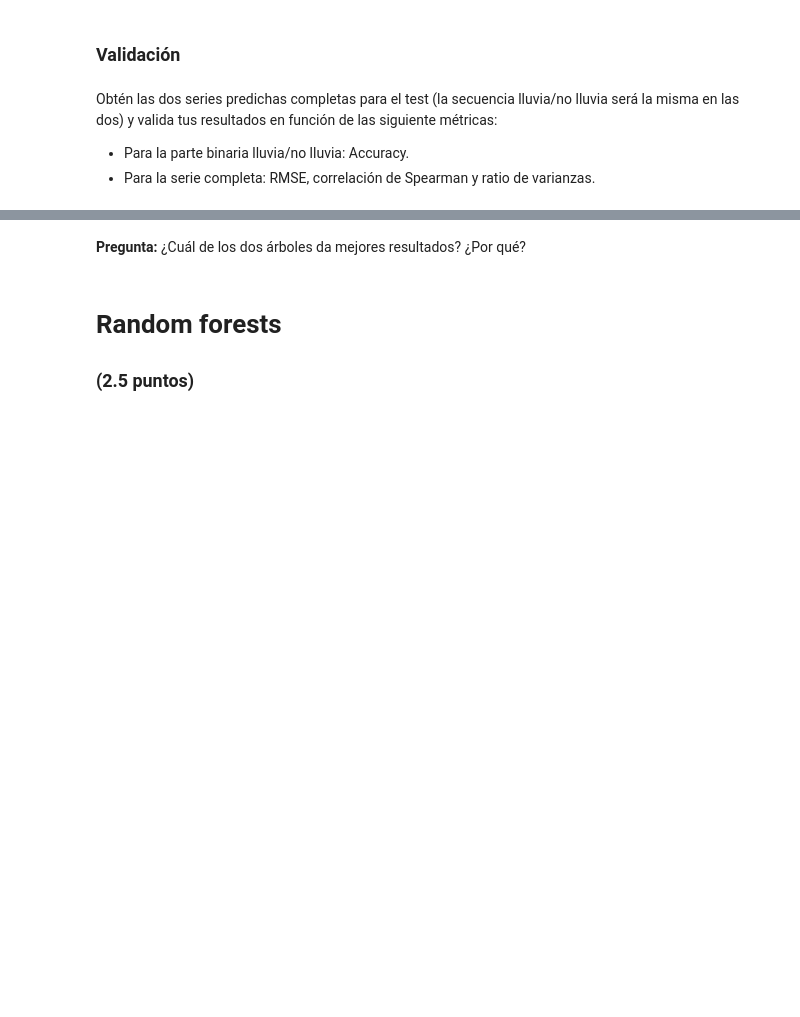
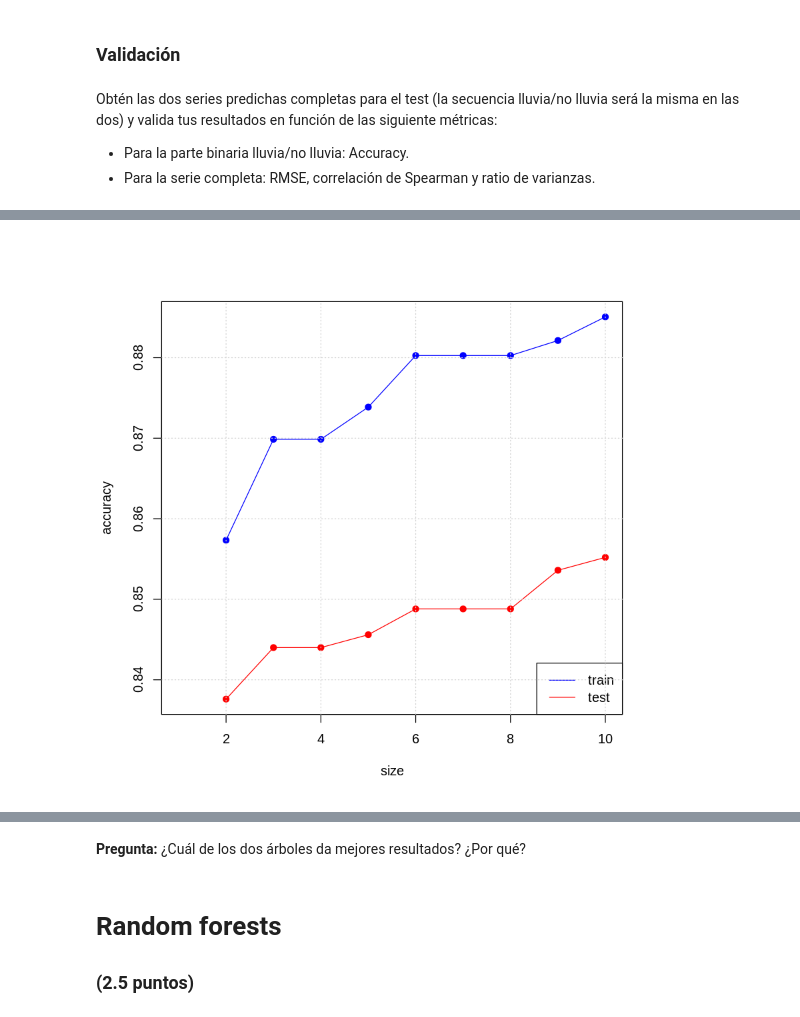
Before and after one commit to yerartdev/uc-m1966-datamining, a Jupyter notebook: d3/S17-T03_LAB_IntercomparisonTechniques.ipynb, the cells around one changed output, grey strips where cells are left out. Saved outputs shown, nothing was run; the diff lists cells and outputs as text; code cells hidden in the pictures; blank space fills up the shorter version.

```diff
--- a/d3/S17-T03_LAB_IntercomparisonTechniques.ipynb
+++ b/d3/S17-T03_LAB_IntercomparisonTechniques.ipynb
@@ -742,0 +748,30 @@ paste('')
+# %%
+#::GMG::Me pregunto si estoy en zona de overfitting o underfitting
+#       Hago una pequeña exploración de árboles dentro de la 'zona del óptimo'
+#       que deduce con el podado con CV
+#       (mejor con random forest, claro :)
+acc_train <- c()
+acc_test <- c()
+for (size in 2:10) {
+    t <- prune.misclass(tree_occ_cp, best = size)
+    p_train <- predict(object = t, newdata = df_occ[indtrain,], type="class")
+    acc_train[size] <- sum(
+                            diag(table(p_train,df_occ[indtrain,]$occurrence))
+                          )/length(df_occ[indtrain,]$occurrence)
+    p_test <- predict(object = t, newdata = df_occ[indtest,], type="class")
+    acc_test[size] <- sum(
+                            diag(table(p_test,df_occ[indtest,]$occurrence))
+                          )/length(df_occ[indtest,]$occurrence)
+}
+# %%
+#::GMG::Dibujo el resultado
+matplot(cbind(acc_train, acc_test), type = "o", pch = 19, lty = 1, col =
+c("blue", "red"),
+xlab = "size", ylab = "accuracy")
+legend("bottomright", c("train", "test"),
+       lty = 1,
+       col = c("blue", "red")
+      )
+grid()
+# %% [output]
+[figure, added]
```
Also changed, not shown: parts of 12 cells of this notebook.
